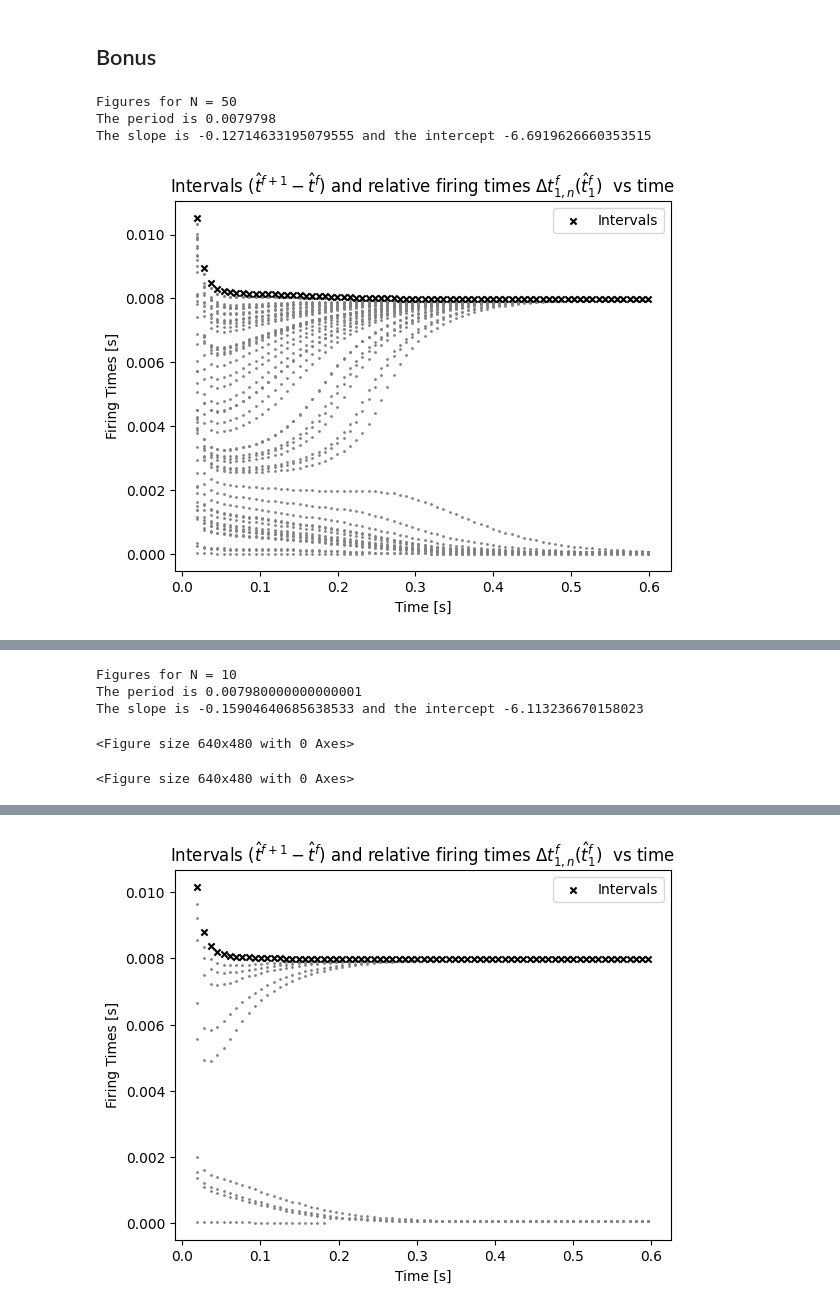
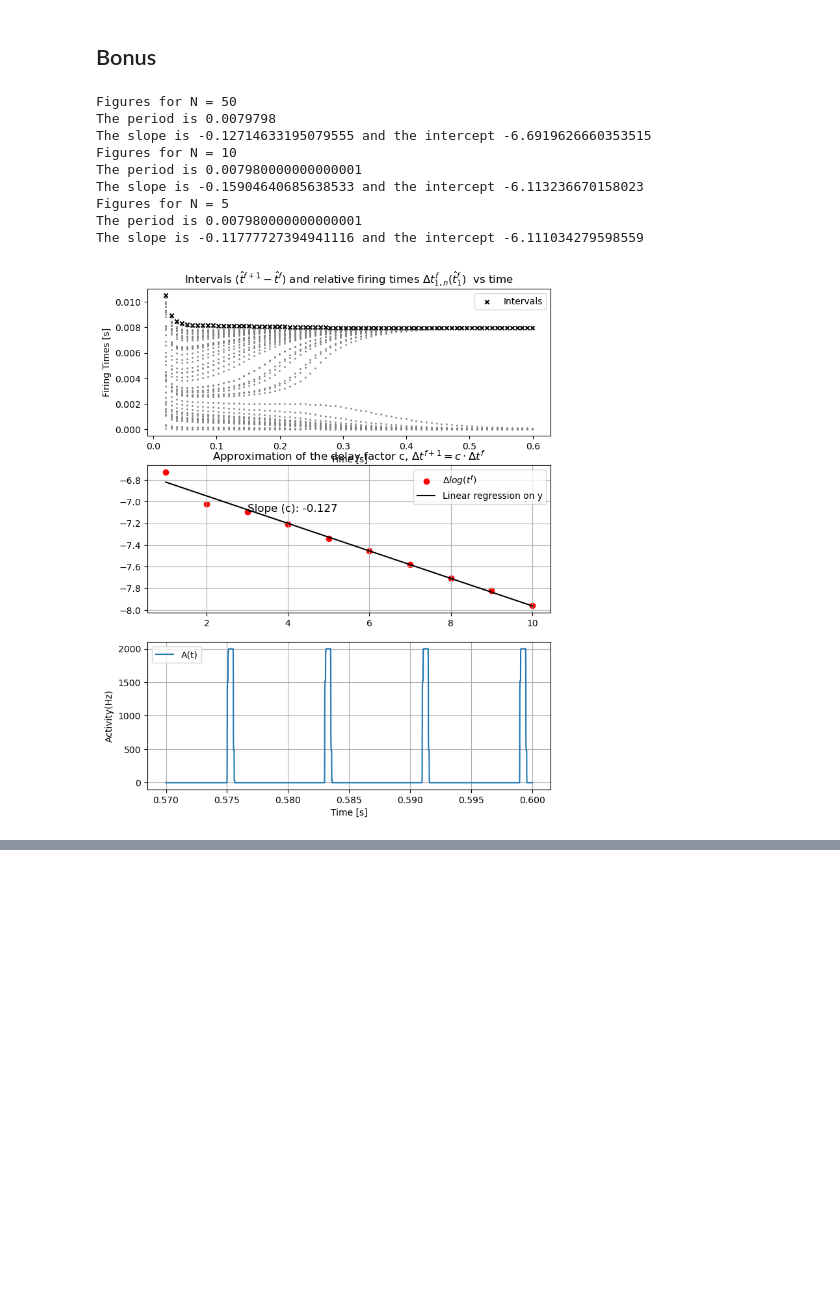
Before and after one commit to NicolasRR/SSHNeurons, a Jupyter notebook: Notebook.ipynb, the cells around one changed output, grey strips where cells are left out. Saved outputs shown, nothing was run; the diff lists cells and outputs as text; code cells hidden in the pictures; blank space fills up the shorter version.

```diff
--- a/Notebook.ipynb
+++ b/Notebook.ipynb
@@ -95,10 +95,10 @@ def activity_plot(ST, t, ax, tA=1*b2.ms,dt = 1e-2*b2.ms,N=100):
     ax.legend()
 # %%
 
-def non_interacting(vi, I, T=100*b2.ms,dt=b2.ms):
+def non_interacting(Vi, I, T=100*b2.ms,dt=b2.ms):
     steps = int(T/dt)+1
-    spike_train = np.zeros((steps, len(vi))).astype(bool)
-    voltages = np.zeros((steps, len(vi)))*b2.mV
+    spike_train = np.zeros((steps, len(Vi))).astype(bool)
+    voltages = np.zeros((steps, len(Vi)))*b2.mV
 
     voltages[0] = Vi
     # Set the initial condition and time points
@@ -338,16 +340,19 @@ Vs5,ST5,_, _ = synchronous_state(Vi5, dt=dt, T=T, I=np.zeros(int(T/dt))*1e3*b2.m
 # %%
 delays5 = np.abs(np.nonzero(ST5[:, i5])[0]-np.nonzero(ST5[:,i5-1])[0])[0:10]*dt
 # %%
-def plot_delays(delays):
+def plot_delays(delays, ax=None):
+  if ax is None:
+    fig, ax = plt.subplots()
   x = np.arange(1, len(delays)+1, 1)
   y = np.log(delays/(1e3*b2.ms))
   slope, intercept, r, p, se = linregress(x, y)
   print(f"The slope is {slope} and the intercept {intercept}")
-  plt.scatter(x,y, label="$\Delta log(t^f)$", c="red")
-  plt.plot(x, x*slope+intercept, label="Linear regression on y", c="black")
-  plt.title("Approximation of the delay factor c, $\Delta t^{f+1} = c\cdot \Delta t^f  $")
-  plt.legend()
-  plt.grid()
-  plt.show()
+  ax.scatter(x,y, label="$\Delta log(t^f)$", c="red")
+  slope_text = f"Slope (c): {slope:.3f}"
+  ax.text(x[2], y[2], slope_text, fontsize=12)
+  ax.plot(x, x*slope+intercept, label="Linear regression on y", c="black")
+  ax.set_title("Approximation of the delay factor c, $\Delta t^{f+1} = c\cdot \Delta t^f  $")
+  ax.legend()
+  ax.grid()
 # %%
 plot_delays(delays5)
@@ -398,23 +402,27 @@ for n in Ns:
 # %%
 steps = BST[0].shape[0]
 t = np.arange(0, steps, 1)
 for i, ST in enumerate(BST):
+  fig, (ax1, ax2, ax3) = plt.subplots(3, 1, figsize=(8, 10))
+
   print(f"Figures for N = {Ns[i]}")
   rtimes, intervals, Imins = intervals_spike(ST)
   period = np.mean([np.diff(np.nonzero(s)) for s in ST[-1-i30:-1].T])*dt
   print(f"The period is {period}")
-  plot_intervals(rtimes, intervals, Imins)
-  plt.savefig(folder+f'ex4_rtimes_n{Ns[i]}.svg')
-  plt.figure()
-  plot_delays(delays8[i])
-  plt.savefig(folder+f'ex4_delays_n{Ns[i]}.svg')
-  plt.figure()
-  fig, (ax1) = plt.subplots(1, 1, figsize=(8, 10))
-  activity_plot(ST[-1-i30:-1],t[-1-i30:-1],ax1, tA=0.5*b2.ms)
-  plt.savefig(folder+f'ex4_activity_n{Ns[i]}.svg')
-  plt.figure()
+  plot_intervals(rtimes, intervals, Imins, ax1)
+
+  plot_delays(delays8[i], ax2)
+
+  activity_plot(ST[-1-i30:-1],t[-1-i30:-1],ax3, tA=0.5*b2.ms)
+  plt.savefig(folder+f'ex4_n{Ns[i]}.png', dpi = 1000)
 # %% [output]
 Figures for N = 50
 The period is 0.0079798
 The slope is -0.12714633195079555 and the intercept -6.6919626660353515
+Figures for N = 10
+The period is 0.007980000000000001
+The slope is -0.15904640685638533 and the intercept -6.113236670158023
+Figures for N = 5
+The period is 0.007980000000000001
+The slope is -0.11777727394941116 and the intercept -6.111034279598559
-[figure, old version]
+[figure, new version]
@@ -422,5 +429,0 @@ The slope is -0.12714633195079555 and the intercept -6.6919626660353515
-Figures for N = 10
-The period is 0.007980000000000001
-The slope is -0.15904640685638533 and the intercept -6.113236670158023
-<Figure size 640x480 with 0 Axes>
-<Figure size 640x480 with 0 Axes>
@@ -428 +430,0 @@ The slope is -0.15904640685638533 and the intercept -6.113236670158023
-[figure, removed]
```
Also changed, not shown: parts of 13 cells of this notebook, 14 other files.
